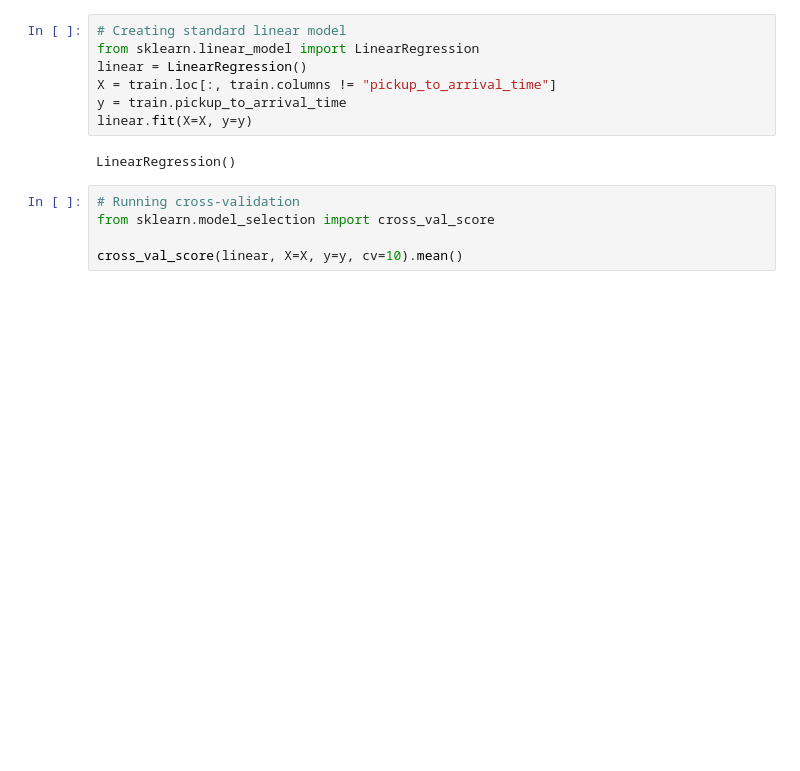
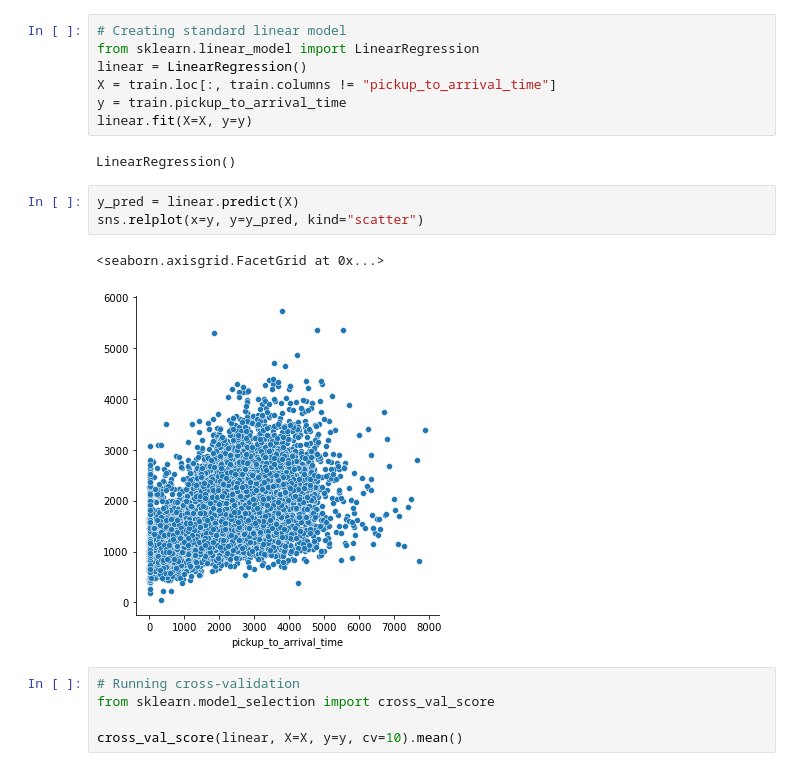
Before and after one commit to jeremylee73/ix-sendy-logistics, a Jupyter notebook: sendy-logistics-linear.ipynb, the cells around one changed output. Saved outputs shown, nothing was run; the diff lists cells and outputs as text; blank space fills up the shorter version.

Commit message:
added linear vis

```diff
--- a/sendy-logistics-linear.ipynb
+++ b/sendy-logistics-linear.ipynb
@@ -104,6 +104,12 @@ y = train.pickup_to_arrival_time
 linear.fit(X=X, y=y)
 # %% [output]
 LinearRegression()
+# %%
+y_pred = linear.predict(X)
+sns.relplot(x=y, y=y_pred, kind="scatter")
+# %% [output]
+<seaborn.axisgrid.FacetGrid at 0x...>
+[figure, added]
 # %%
 # Running cross-validation
 from sklearn.model_selection import cross_val_score
```
Also changed, not shown: 2 other files.
